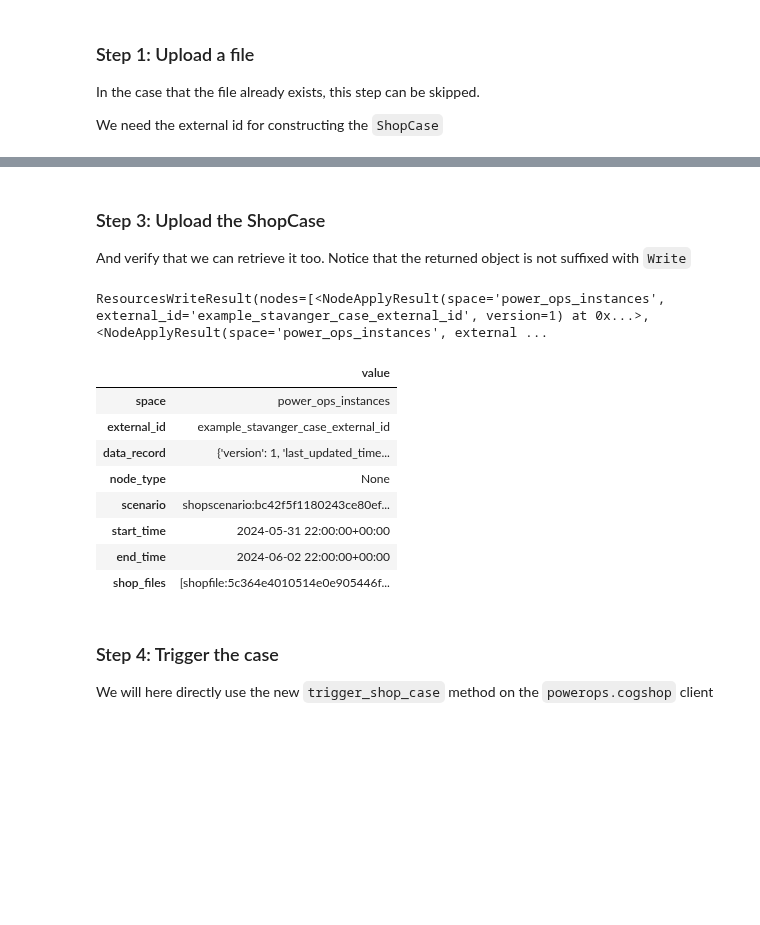
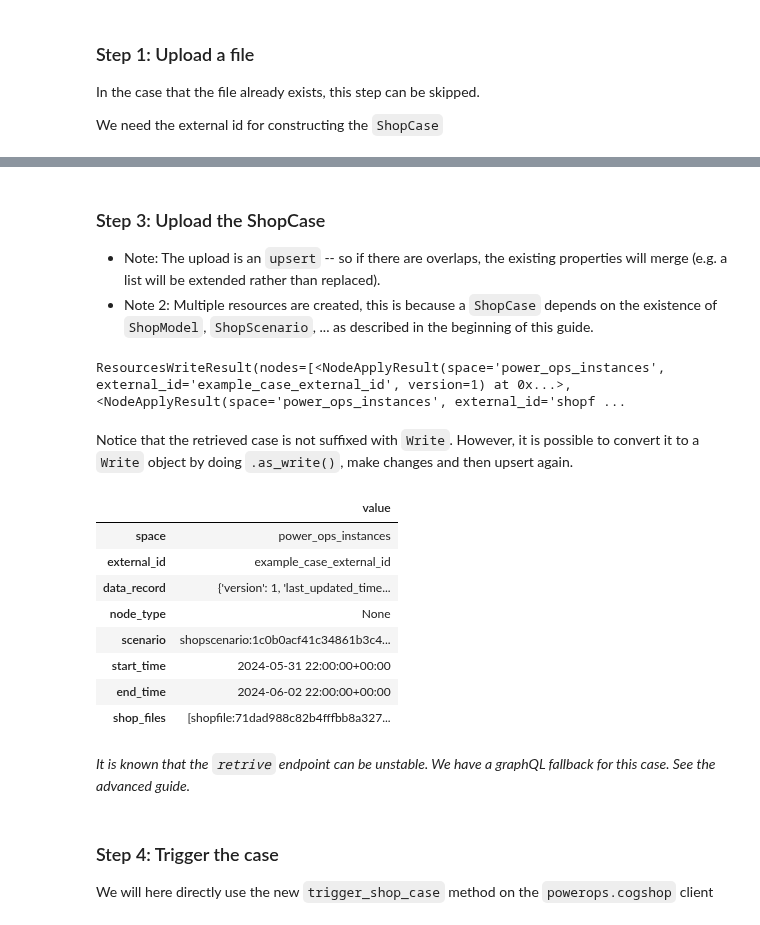
Before and after one commit to cognitedata/power-ops-sdk, a Jupyter notebook: docs/tutorials/quickstart_cogshop_run.ipynb, the cells around one changed output, grey strips where cells are left out. Drawn from its saved outputs; the diff is of its cells as text; code cells hidden in the pictures; blank space fills up the shorter version.

```diff
--- a/docs/tutorials/quickstart_cogshop_run.ipynb
+++ b/docs/tutorials/quickstart_cogshop_run.ipynb
@@ -68,16 +29,14 @@ Values in `.secrets.toml` will overwrite those in `settings.toml`
 # %%
-# You can control which setting files are loaded through the environmental variable below.
-# In this case, the setting files are located two levels above, in the root of the repository.
-import os
+# You can control which configuration files are used.
+# In this case, the configuration files are located two levels above, in the root of the repository.
+from dotenv import load_dotenv
 from cognite.powerops._version import __version__
 from cognite.powerops import PowerOpsClient
 
 
-os.environ["SETTINGS_FILES"] = "../../settings.toml;../../.secrets.toml"
-
-powerops = PowerOpsClient.from_settings()
-
-WRITE_DATA_SET = powerops.datasets.write_dataset_id
+# Adjust the path to the configs file if needed
+load_dotenv(dotenv_path="../../.env")
+powerops = PowerOpsClient.from_config("../../power_ops_config.yaml")
 
 print(__version__)  # Print the version of the package
 # %% [output]
@@ -106,7 +65,7 @@ def upload_file(file_name: str) -> str:
         path=str(file_path),
         external_id="example_stavanger_case_file",
         name=file_name,
-        data_set_id=WRITE_DATA_SET,
+        data_set_id=powerops.datasets.write_dataset_id,
         mime_type="application/yaml",
         # Overwrite the file at the given external is if it already exists
         # This will also overwrite potentially existing metadata
@@ -117,3 +76,4 @@ def upload_file(file_name: str) -> str:
 
 # NB! The case in this example is minimal and just for demo purposes.
 my_file_reference = upload_file(file_name="a_example_stavanger_with_commands.yaml")
+my_file_reference
@@ -183,39 +121,34 @@ my_shop_case
 # %% [markdown]
 ### Step 3: Upload the ShopCase
 
-And verify that we can retrieve it too. Notice that the returned object is not suffixed with `Write`
+* Note: The upload is an `upsert` -- so if there are overlaps, the existing properties will merge (e.g. a list will be extended rather than replaced).
+* Note 2: Multiple resources are created, this is because a `ShopCase` depends on the existence of `ShopModel`, `ShopScenario`, ... as described in the beginning of this guide.
-# %%
-def upload_shop_case(shop_case: ShopCaseWrite) -> None:
-    """Upload a shop case to CDF"""
-    return powerops.v1.upsert(shop_case)
-
-
-upload_shop_case(my_shop_case)
-# %% [output]
-ResourcesWriteResult(nodes=[<NodeApplyResult(space='power_ops_instances', external_id='example_stavanger_case_external_id', version=1) at 0x...>, <NodeApplyResult(space='power_ops_instances', external ...
+# %%
+powerops.v1.upsert(my_shop_case)
+# %% [output]
+ResourcesWriteResult(nodes=[<NodeApplyResult(space='power_ops_instances', external_id='example_case_external_id', version=1) at 0x...>, <NodeApplyResult(space='power_ops_instances', external_id='shopf ...
+# %% [markdown]
+Notice that the retrieved case is not suffixed with `Write`. However, it is possible to convert it to a `Write` object by doing `.as_write()`, make changes and then upsert again.
 # %%
-from cognite.powerops.client._generated.v1.data_classes._shop_case import ShopCase
-
+from cognite.powerops.client._generated.v1.data_classes import ShopCase
 
 # NB! This step is not necessary, if the upsert was successful we know the case is in CDF
-def retrieve_shop_case(case_external_id: str) -> ShopCase:
-    """Retrieve a shop case from CDF"""
-    # return powerops.v1.get(external_id)
-    return powerops.v1.day_ahead_bid.shop_case.retrieve(external_id=case_external_id)
-
-
-retrieved_shop_case = retrieve_shop_case(EXAMPLE_CASE_EXTERNAL_ID)
+retrieved_shop_case: ShopCase = powerops.cogshop.retrieve_shop_case(
+    my_shop_case.external_id
+)
 retrieved_shop_case
 # %% [output]
 |  | value |
 | space | power_ops_instances |
-| external_id | example_stavanger_case_external_id |
+| external_id | example_case_external_id |
 | data_record | {'version': 1, 'last_updated_time... |
 | node_type | None |
-| scenario | shopscenario:bc42f5f1180243ce80ef... |
+| scenario | shopscenario:1c0b0acf41c34861b3c4... |
 | start_time | 2024-05-31 22:00:00+00:00 |
 | end_time | 2024-06-02 22:00:00+00:00 |
-| shop_files | [shopfile:5c364e4010514e0e905446f... |
+| shop_files | [shopfile:71dad988c82b4fffbb8a327... |
+# %% [markdown]
+*It is known that the `retrive` endpoint can be unstable. We have a graphQL fallback for this case. See the advanced guide.*
 # %% [markdown]
 ### Step 4: Trigger the case
 
```
Also changed, not shown: parts of 18 cells of this notebook, 13 other files.
